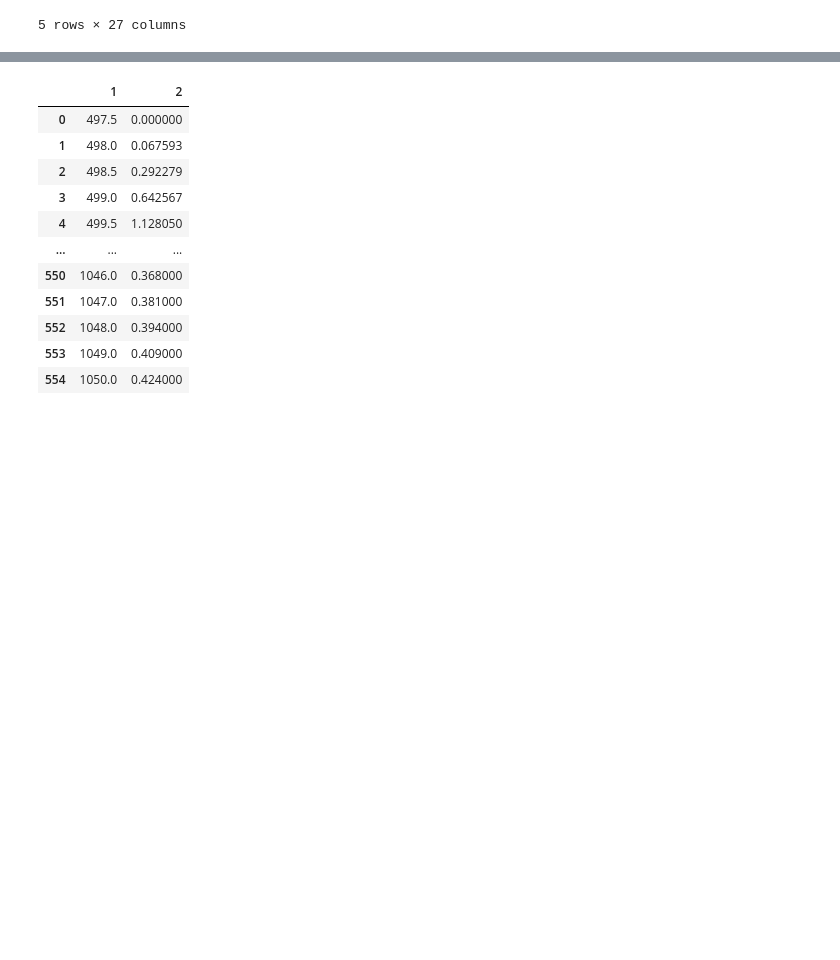
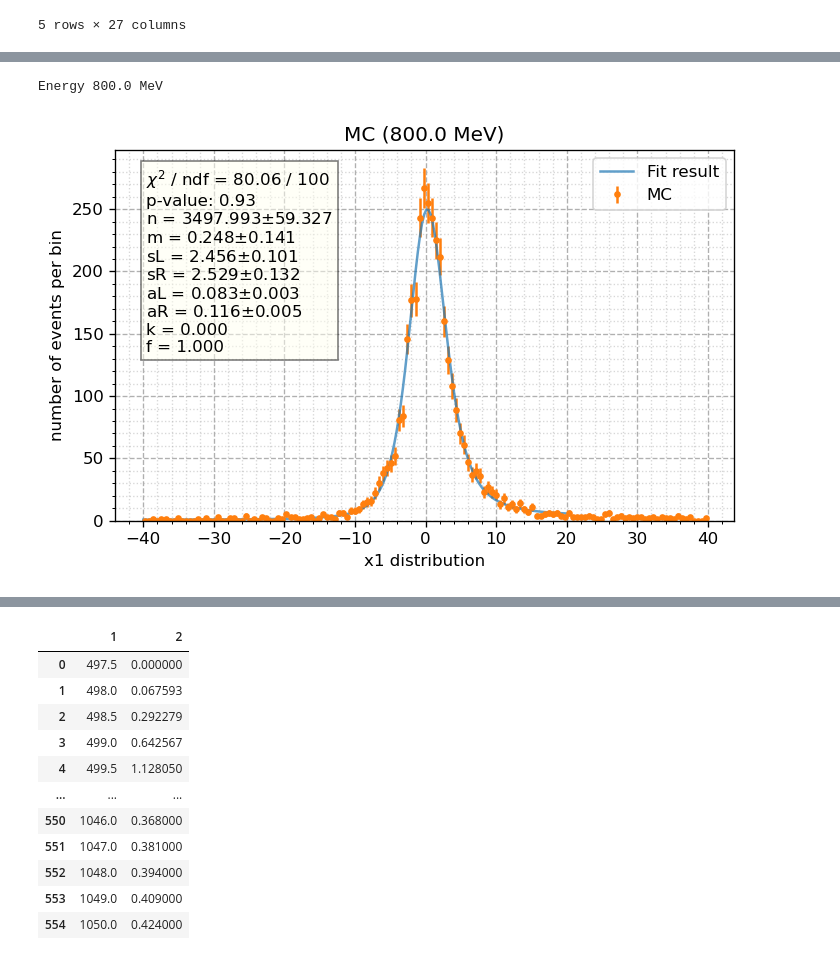
Before and after one commit to nikita-p/kskl20, a Jupyter notebook: notebooks/03. Cross section.ipynb, the cells around one changed output, grey strips where cells are left out. Cells and saved outputs as stored; diff of their text form; code cells hidden in the pictures; blank space fills up the shorter version.

```diff
--- a/notebooks/03. Cross section.ipynb
+++ b/notebooks/03. Cross section.ipynb
@@ -237,0 +163,16 @@ pys.plot_fit(dataE, norm_pdf, m, 80, hist_range, fit_range, errors=True, label='
+# %%
+e0 = next(it)
+print(f'Energy {e0} MeV')
+
+dfE = dfExp.loc[e0].copy()
+dfM =  dfMC.loc[e0].copy()
+assert dfM.runnum.nunique()==1
+
+phi =  0.205/(e0*2e-3-0.732) + 0.14
+
+x1, x2 = get_x(dfE, phi)
+dfE = dfE.assign(x1=x1, x2=x2)
+x1, x2 = get_x(dfM, phi)
+dfM = dfM.assign(x1=x1, x2=x2)
+# %% [output]
+Energy 800.0 MeV
@@ -237,0 +183,26 @@ pys.plot_fit(dataE, norm_pdf, m, 80, hist_range, fit_range, errors=True, label='
+# %%
+fit_range = (-40, 20)
+hist_range = (-40, 40)
+width = fit_range[1] - fit_range[0]
+dataE, dataM = dfE.x1.values, dfM.x1.values
+# %%
+params = {
+    'n': 1000, 'limit_n': (0, None),
+    'm': 0, 'limit_m': (-5, 5),
+    'sL': 2, 'limit_sL': (1, 10),
+    'sR': 3, 'limit_sR': (1, 10),
+    'aL': 0, 'limit_aL': (0, 10),
+    'aR': 0, 'limit_aR': (0, 10),
+    'k': 0.1, 'limit_k': (0, 10),
+    'f': 0.5, 'limit_f': (0, 1),
+}
+# %%
+md = fit_data(dataM, fit_range, params, mc=True)
+md.migrad();
+assert md.valid
+# %%
+pys.plot_fit(dataM, full_pdf, md, 140, hist_range, fit_range, errors=True, label='MC', xtitle='x1 distribution',
+           ytitle='number of events per bin', title=f'MC ({e0} MeV)', description=True)
+# plt.savefig(f'images/mc_{e0}.png', dpi=120)
+# %% [output]
+[figure, added]
```
Also changed, not shown: parts of 43 cells of this notebook, 5 other files.
